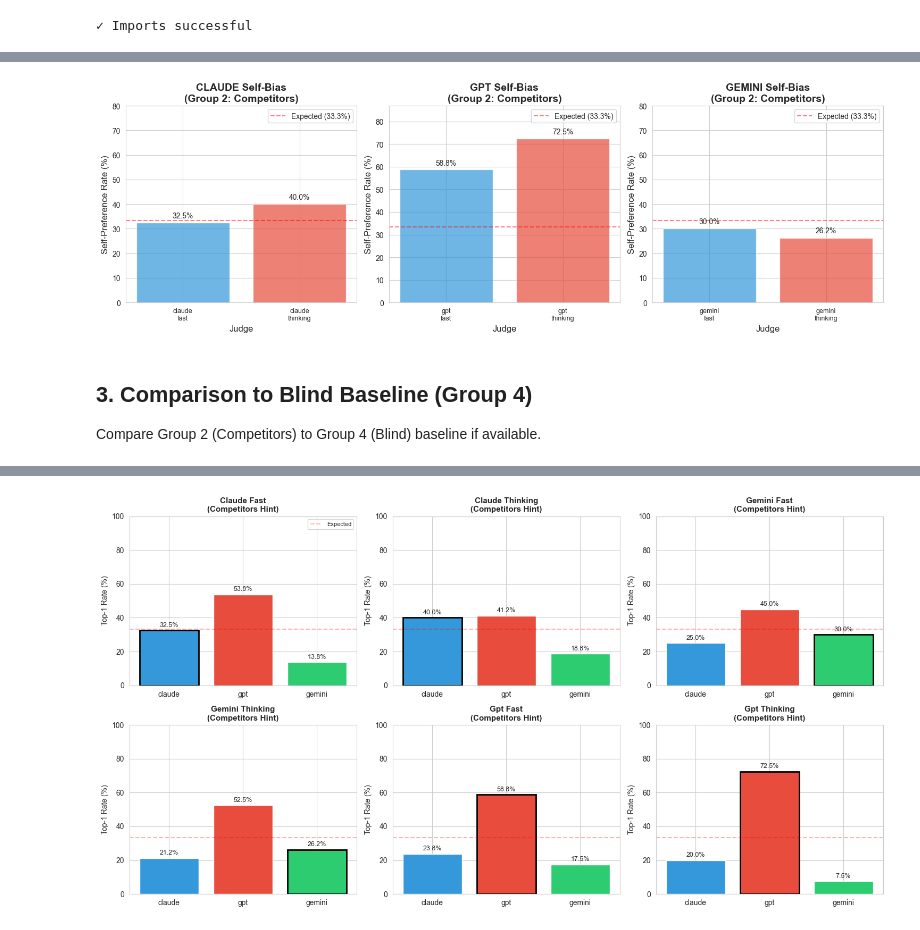
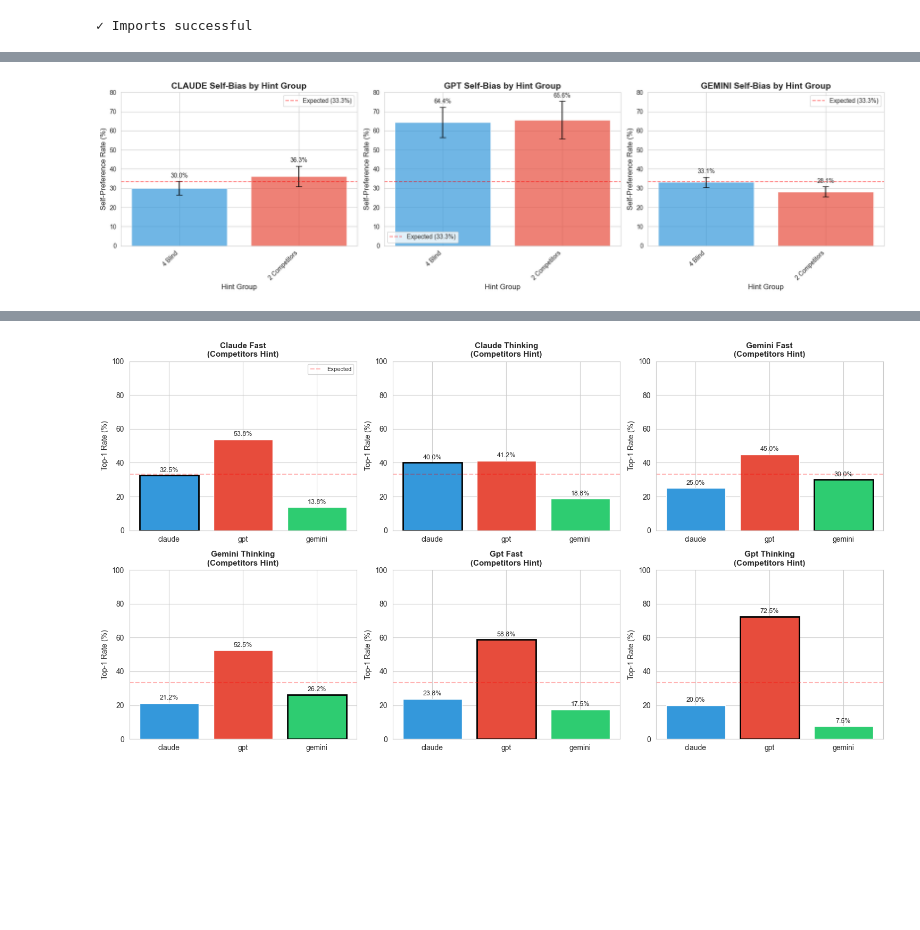
Before and after one commit to AashiDutt/LLM-Eval, a Jupyter notebook: experiments/exp3_hinting/analysis.ipynb, the cells around one changed output, grey strips where cells are left out. Cells and saved outputs as stored; diff of their text form; code cells hidden in the pictures; blank space fills up the shorter version.

```diff
--- a/experiments/exp3_hinting/analysis.ipynb
+++ b/experiments/exp3_hinting/analysis.ipynb
@@ -45,12 +45,14 @@ Load Group 2 (Competitors) judgments and optionally Group 4 (Blind baseline) for
 # %%
 # Paths
-ANSWERS_PATH = "data/answers/answers_mt_bench.json"  # Symlink to exp2 answers
+ANSWERS_PATH = "data/answers/answers.json"  # Symlink to exp2 answers
 JUDGMENTS_DIR = Path("data/judgments")
 
-# Group files to load (add more as they become available)
+# All group files
 GROUP_FILES = {
+    "group1_self": "judgments_group1.json",
     "group2_competitors": "judgments_group2.json",
-    "group4_blind": "judgments_group4.json",  # Baseline for comparison
+    "group3_full": "judgments_group3.json",
+    "group4_blind": "judgments_group4.json",  # Baseline
 }
 
 print("Loading answers...")
@@ -58,7 +60,7 @@ with open(ANSWERS_PATH, 'r') as f:
     answers = json.load(f)
 print(f"✓ Loaded {len(answers)} answers")
 
-# Load available groups
+# Load all groups
 groups_data = {}
 for group_name, filename in GROUP_FILES.items():
     filepath = JUDGMENTS_DIR / filename
@@ -71,7 +73,7 @@ for group_name, filename in GROUP_FILES.items():
         print(f"⚠ {group_name}: File not found ({filepath})")
 
 print(f"\nLoaded {len(groups_data)} group(s)")
-if 'group4_blind' in groups_data:
-    print("  → Will compare Group 2 to baseline (Group 4)")
+if len(groups_data) == 4:
+    print("  → All 4 groups available for comprehensive comparison!")
 # %% [output]
 Loading answers...
@@ -228,40 +221,50 @@ gemini_thinking     0.2625          21     80
 # %%
-# Visualize self-bias for Group 2
-fig, axes = plt.subplots(1, 3, figsize=(15, 5))
+# Visualize self-bias across all groups
+fig, axes = plt.subplots(1, 3, figsize=(18, 5))
+
+group_order = ['group4_blind', 'group1_self', 'group2_competitors', 'group3_full']
+group_labels = ['Blind', 'Self', 'Competitors', 'Full']
+colors = ['#3498db', '#e74c3c', '#2ecc71', '#f39c12']
 
 for idx, vendor in enumerate(['claude', 'gpt', 'gemini']):
     ax = axes[idx]
     vendor_bias = self_bias_results[vendor]
-    vendor_own = vendor_bias[(vendor_bias['is_own_judge'] == True) &
-                             (vendor_bias['hint_group'] == 'group2_competitors')]
+    vendor_own = vendor_bias[vendor_bias['is_own_judge'] == True]
 
-    if len(vendor_own) > 0:
-        judges = vendor_own['judge'].values
-        rates = vendor_own['top1_rate'].values * 100
+    # Calculate means and stds for each group
+    group_means = []
+    group_stds = []
+    group_names = []
 
-        bars = ax.bar(range(len(judges)), rates, alpha=0.7,
-                     color=['#3498db', '#e74c3c', '#2ecc71', '#f39c12'][:len(judges)])
+    for hint_group in group_order:
+        if hint_group in vendor_own['hint_group'].unique():
+            group_data = vendor_own[vendor_own['hint_group'] == hint_group]
+            group_means.append(group_data['top1_rate'].mean() * 100)
+            group_stds.append(group_data['top1_rate'].std() * 100)
+            group_names.append(hint_group)
 
-        ax.set_title(f'{vendor.upper()} Self-Bias\n(Group 2: Competitors)',
+    if group_means:
+        x = np.arange(len(group_means))
+        bars = ax.bar(x, group_means, yerr=group_stds, capsize=5, alpha=0.7,
+                     color=colors[:len(group_means)])
+
+        ax.set_title(f'{vendor.upper()} Self-Bias by Hint Group',
                     fontsize=14, fontweight='bold')
-        ax.set_xlabel('Judge', fontsize=12)
+        ax.set_xlabel('Hint Group', fontsize=12)
         ax.set_ylabel('Self-Preference Rate (%)', fontsize=12)
-        ax.set_xticks(range(len(judges)))
-        ax.set_xticklabels([j.replace('_', '\n') for j in judges], fontsize=9)
+        ax.set_xticks(x)
+        ax.set_xticklabels([g.replace('group', '').replace('_', ' ').title()
+                           for g in group_names], rotation=45, ha='right')
         ax.axhline(y=33.33, color='red', linestyle='--', alpha=0.5, label='Expected (33.3%)')
         ax.legend()
-        ax.set_ylim([0, max(80, rates.max() * 1.2)])
+        ax.set_ylim([0, max(80, max(group_means) * 1.2)])
 
         # Add value labels
-        for i, rate in enumerate(rates):
-            ax.text(i, rate + 2, f'{rate:.1f}%', ha='center', fontsize=10)
+        for i, (mean, std) in enumerate(zip(group_means, group_stds)):
+            ax.text(i, mean + std + 2, f'{mean:.1f}%', ha='center', fontsize=10)
 
 plt.tight_layout()
-plt.savefig('data/results/self_bias_group2.png', dpi=300, bbox_inches='tight')
+plt.savefig('data/results/self_bias_all_groups.png', dpi=300, bbox_inches='tight')
 plt.show()
 # %% [output]
-[figure, old version]
+[figure, new version]
-# %% [markdown]
-## 3. Comparison to Blind Baseline (Group 4)
-
-Compare Group 2 (Competitors) to Group 4 (Blind) baseline if available.
```
Also changed, not shown: parts of 17 cells of this notebook, 3 other files.
